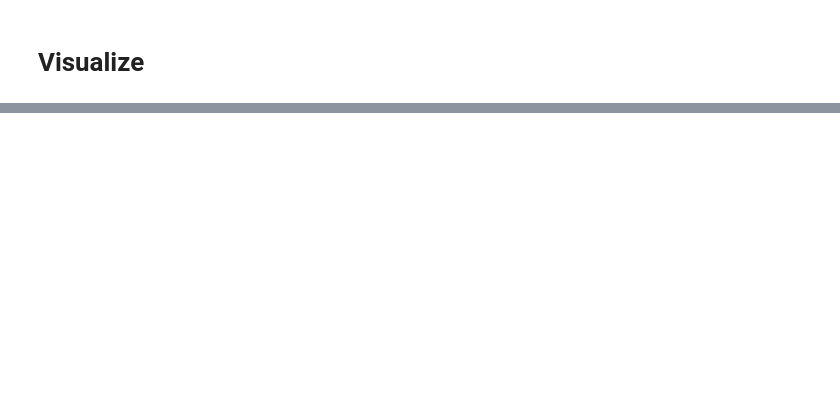
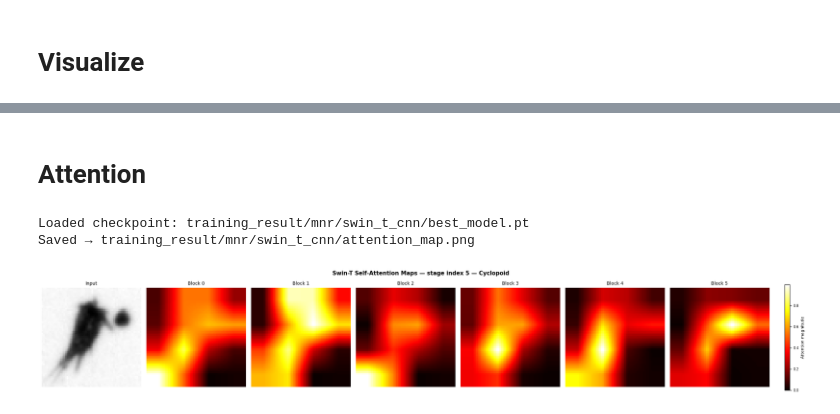
Before and after one commit to atjhin/Zooplankton_Classification, a Jupyter notebook: hardrouter.ipynb, the cells around one changed output, grey strips where cells are left out. Drawn from its saved outputs; the diff is of its cells as text; code cells hidden in the pictures; blank space fills up the shorter version.

```diff
--- a/hardrouter.ipynb
+++ b/hardrouter.ipynb
@@ -217,0 +206,31 @@ Saved → training_result/mnr/swin_t_cnn/size_vs_accuracy.png
+# %% [markdown]
+# Attention
+# %%
+from hierroute import visualize_swin_attention
+from torchvision import transforms
+from PIL import Image
+
+saved_dir ="training_result/mnr/swin_t_cnn"
+backbone = 'swin_t'
+expert_type = "cnn"
+model = HierRouteNet(hier_dataset.hierarchy, hier_dataset.label_to_ids, checkpoint_dir=saved_dir,
+                   backbone= backbone, expert_type=expert_type)
+idx = test_split[155]
+sample_path = hier_dataset.image_paths[idx]
+
+label_id   = hier_dataset.labels[idx]
+label_name = {v: k for k, v in hier_dataset.label_to_ids.items()}[label_id]
+img = Image.open(sample_path).convert('L')
+img_tensor = transforms.Compose([
+    transforms.Resize((64, 64)),
+    transforms.ToTensor(),
+])(img).unsqueeze(0).repeat(1, 3, 1, 1)   # (1, 3, 64, 64)
+
+fig = visualize_swin_attention(model, img_tensor, stage=5,
+                                label=label_name,
+                                overlay=False,
+                                save_path=f"{saved_dir}/attention_map.png")
+# %% [output]
+Loaded checkpoint: training_result/mnr/swin_t_cnn/best_model.pt
+Saved → training_result/mnr/swin_t_cnn/attention_map.png
+[figure, added]
```
Also changed, not shown: parts of 8 cells of this notebook, 7 other files.
